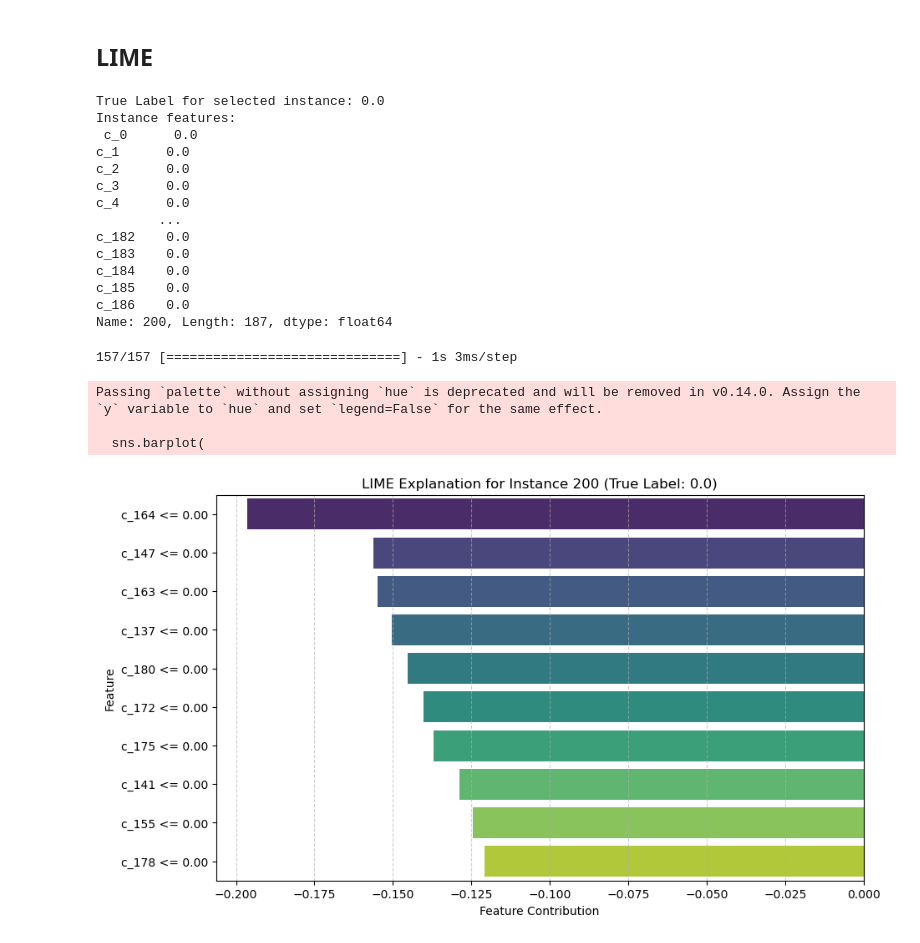
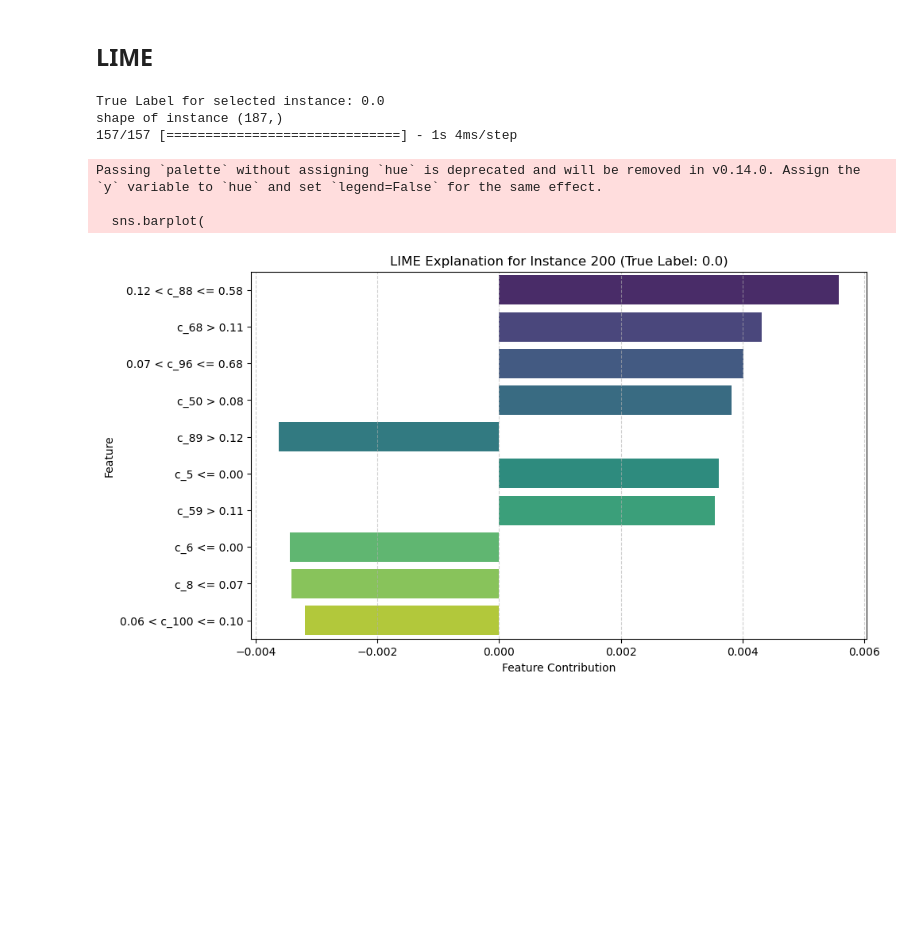
Before and after one commit to Ping-YUAN/heartbeat-analysis-ai, a Jupyter notebook: notebooks/explanation_mit_binary_shift_cnn.ipynb, the cells around one changed output. Drawn from its saved outputs; the diff is of its cells as text; code cells hidden in the pictures; blank space fills up the shorter version.

```diff
--- a/notebooks/explanation_mit_binary_shift_cnn.ipynb
+++ b/notebooks/explanation_mit_binary_shift_cnn.ipynb
@@ -82,7 +82,7 @@ X_test = test.drop('target', axis=1)
 # %%
 # Load and compile the model
 try:
-    loaded_model = load_model(model_path, compile=False)
+    loaded_model = load_model(model_path, compile=True)
 except OSError as e:
     print(f"Error loading model: {e}")
     sys.exit("Check model path and try again.")
@@ -91,9 +91,17 @@ except OSError as e:
 loaded_model.compile(optimizer='adam', loss='binary_crossentropy', metrics=['accuracy', 'AUC'])
 
 
-# Evaluate the model
+# # Evaluate the model
 evaluation_metrics = loaded_model.evaluate(X_test, y_test, verbose=0)
 
 print(f"Model Evaluation - Loss: {evaluation_metrics[0]}, Accuracy: {evaluation_metrics[1]}, AUC: {evaluation_metrics[2]}")
 # %% [output]
 Model Evaluation - Loss: 0.06685472279787064, Accuracy: 0.976483941078186, AUC: 0.9914422631263733
+# %%
+# loaded_model.predict(X_test.iloc[0])
+print(loaded_model.input_shape)
+
+data = X_test.iloc[0].values.reshape(1, 187, 1)
+# data = np.expand_dims(data, axis=0)
+print("result", y_test.iloc[0])
+print("predicted value",loaded_model.predict(data))
@@ -205,17 +216,17 @@ Passing `palette` without assigning `hue` is deprecated and will be removed in v
 # Wrapper function for predict_proba behavior
 def predict_proba_wrapper(data):
     # Predict using the model (outputs probabilities for binary classification)
-    predictions = loaded_model.predict(data)
+    predictions = loaded_model.predict(data.reshape(-1, 187, 1))
     # Reshape predictions to have two columns for binary classification: [1 - prediction, prediction]
     return np.column_stack([1 - predictions, predictions])
 
 # Initialize the LIME explainer
 explainer = lime.lime_tabular.LimeTabularExplainer(
-    training_data=np.array(X_train),  # Features from the training data
-    training_labels=np.array(y_train),  # Target labels for training data
+    training_data=np.array(X_train.head()),  # Features from the training data
+    training_labels=np.array(y_train.head()),  # Target labels for training data
     mode="classification",  # Set to 'classification' for binary classification
     feature_names=X_train.columns,  # Feature names
-    class_names=['Class 0', 'Class 1'],  # Class names for binary classification
+    class_names=['Normal', 'Abnormal'],  # Class names for binary classification
     discretize_continuous=True  # Discretizes continuous features
 )
 
@@ -225,55 +236,47 @@ instance = X_test.iloc[idx]  # The input instance
 true_label = y_test.iloc[idx]
 
 print("True Label for selected instance:", true_label)
-print("Instance features:\n", instance)
+# print("Instance features:\n", instance)
+instance = instance.values.reshape(1, 187,1).reshape(-1)
+print('shape of instance', instance.shape)
+# print('model shape', loaded_model.input_shape)
+# Explain the instance using the LIME explainer
+# print('model predict', loaded_model.predict(instance))
 
-# Explain the instance using the LIME explainer
 exp = explainer.explain_instance(
-    data_row=instance,  # Instance to explain
+    data_row=instance,  # Instance to explain lime works with 2D inputs
     predict_fn=predict_proba_wrapper,  # Use the wrapper function here
     num_features=10  # Number of features to include in the explanation
 )
 
 # Extract feature contributions from the explanation object
 feature_importance = exp.as_list()  # Returns a list of (feature, contribution) tuples
 
 # Convert the feature importance to a DataFrame for easy visualization
 lime_df = pd.DataFrame(feature_importance, columns=['Feature', 'Contribution'])
 
 # Plot the LIME explanation using Seaborn
 plt.figure(figsize=(10, 6))
 sns.barplot(
     x='Contribution',
     y='Feature',
     data=lime_df,
     palette='viridis',
     orient='h'
 )
 plt.title(f'LIME Explanation for Instance {idx} (True Label: {true_label})')
 plt.xlabel('Feature Contribution')
 plt.ylabel('Feature')
 plt.grid(axis='x', linestyle='--', alpha=0.6)
 plt.show()
 # %% [output]
 True Label for selected instance: 0.0
-Instance features:
- c_0      0.0
-c_1      0.0
-c_2      0.0
-c_3      0.0
-c_4      0.0
-        ...
-c_182    0.0
-c_183    0.0
-c_184    0.0
-c_185    0.0
-c_186    0.0
-Name: 200, Length: 187, dtype: float64
+shape of instance (187,)
+157/157 [==============================] - 1s 4ms/step
-157/157 [==============================] - 1s 3ms/step
+Passing `palette` without assigning `hue` is deprecated and will be removed in v0.14.0. Assign the `y` variable to `hue` and set `legend=False` for the same effect.
+
+  sns.barplot(
-Passing `palette` without assigning `hue` is deprecated and will be removed in v0.14.0. Assign the `y` variable to `hue` and set `legend=False` for the same effect.
-
-  sns.barplot(
-[figure, old version]
+[figure, new version]
 # %%
 from datetime import datetime
 # Display the running time
```
Also changed, not shown: parts of 5 cells of this notebook, 15 other files.
